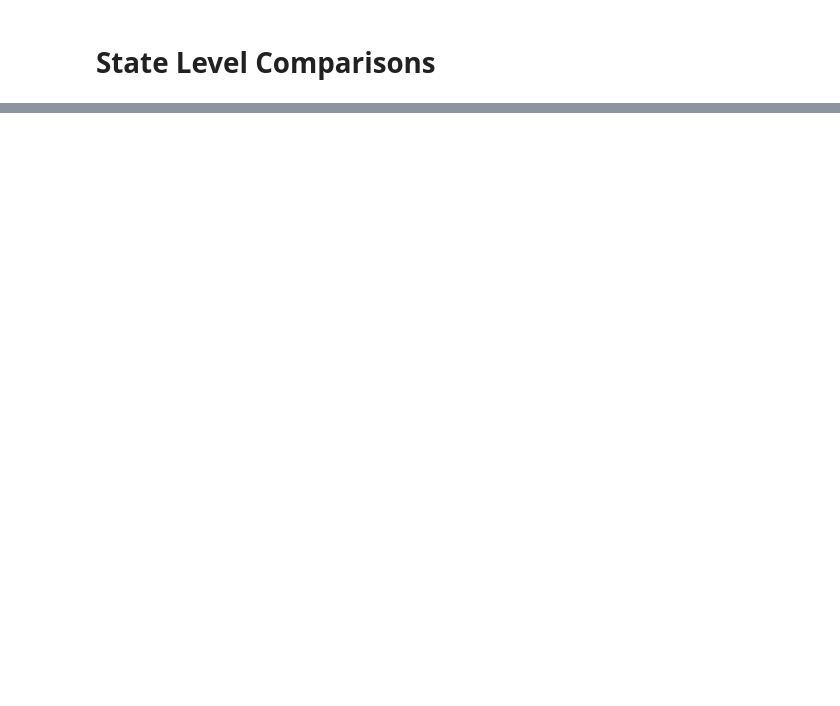
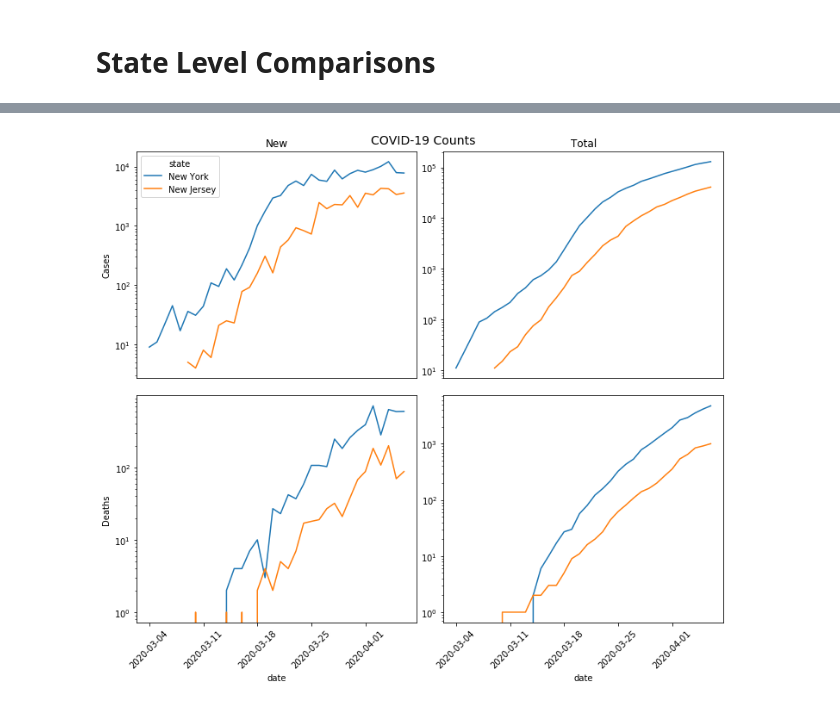
Before and after one commit to MichelFloyd/covid-19-data, a Jupyter notebook: compare states.ipynb, the cells around one changed output, grey strips where cells are left out. Drawn from its saved outputs; the diff is of its cells as text; code cells hidden in the pictures; blank space fills up the shorter version.

```diff
--- a/compare states.ipynb
+++ b/compare states.ipynb
@@ -44,0 +101,4 @@ compare_states(['Arkansas', 'Iowa', 'Nebraska', 'North Dakota', 'South Dakota',
+# %%
+compare_states(['New York','New Jersey'])
+# %% [output]
+[figure, added]
```
Also changed, not shown: parts of 13 cells of this notebook, 3 other files.
